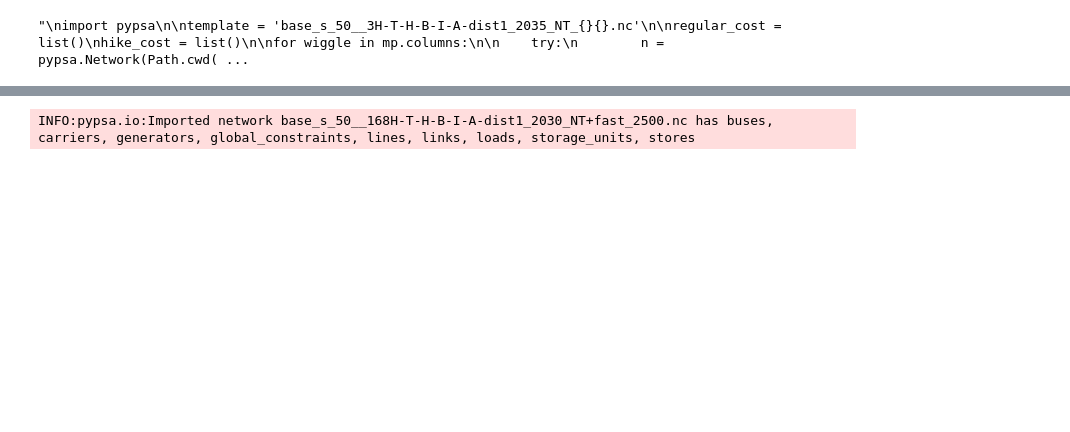
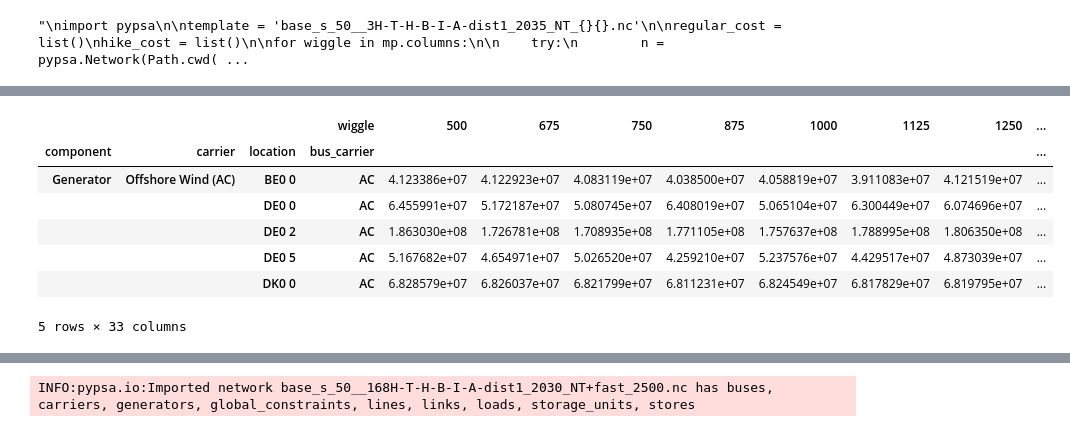
Before and after one commit to LukasFrankenQ/resilient-pypsa-eur, a Jupyter notebook: notebooks/plot_gas_usage.ipynb, the cells around one changed output, grey strips where cells are left out. Saved outputs shown, nothing was run; the diff lists cells and outputs as text; code cells hidden in the pictures; blank space fills up the shorter version.

```diff
--- a/notebooks/plot_gas_usage.ipynb
+++ b/notebooks/plot_gas_usage.ipynb
@@ -595,0 +653,11 @@ plt.show()
+# %%
+nb.head()
+# %% [output]
+|  |  |  | wiggle | 500 | 675 | 750 | 875 | 1000 | 1125 | 1250 | ... |
+| component | carrier | location | bus_carrier |  |  |  |  |  |  |  | ... |
+| Generator | Offshore Wind (AC) | BE0 0 | AC | 4.123386e+07 | 4.122923e+07 | 4.083119e+07 | 4.038500e+07 | 4.058819e+07 | 3.911083e+07 | 4.121519e+07 | ... |
+|  |  | DE0 0 | AC | 6.455991e+07 | 5.172187e+07 | 5.080745e+07 | 6.408019e+07 | 5.065104e+07 | 6.300449e+07 | 6.074696e+07 | ... |
+|  |  | DE0 2 | AC | 1.863030e+08 | 1.726781e+08 | 1.708935e+08 | 1.771105e+08 | 1.757637e+08 | 1.788995e+08 | 1.806350e+08 | ... |
+|  |  | DE0 5 | AC | 5.167682e+07 | 4.654971e+07 | 5.026520e+07 | 4.259210e+07 | 5.237576e+07 | 4.429517e+07 | 4.873039e+07 | ... |
+|  |  | DK0 0 | AC | 6.828579e+07 | 6.826037e+07 | 6.821799e+07 | 6.811231e+07 | 6.824549e+07 | 6.817829e+07 | 6.819795e+07 | ... |
+5 rows × 33 columns
```
Also changed, not shown: parts of 37 cells of this notebook, 1 other file.
